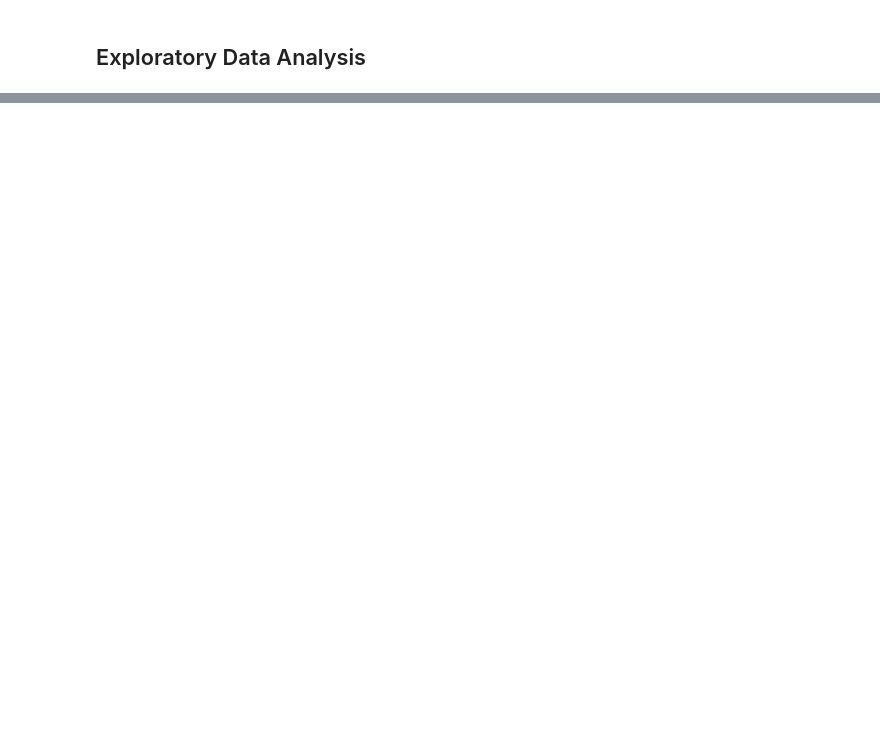
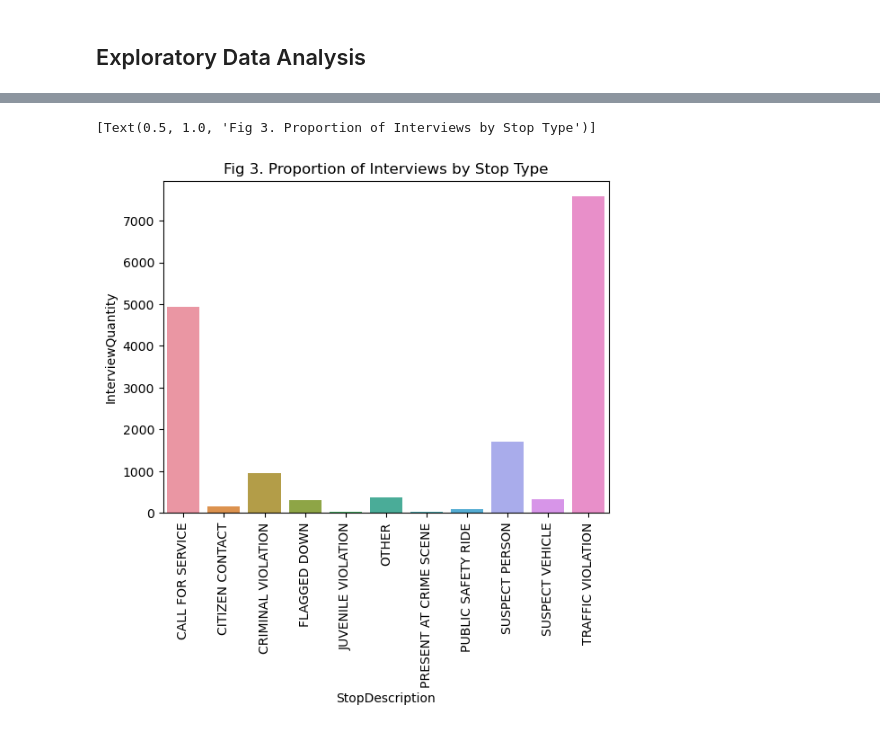
Before and after one commit to outlawhayden/neworleanspd, a Jupyter notebook: notebooks/neworleanspd.ipynb, the cells around one changed output, grey strips where cells are left out. Drawn from its saved outputs; the diff is of its cells as text; code cells hidden in the pictures; blank space fills up the shorter version.

```diff
--- a/notebooks/neworleanspd.ipynb
+++ b/notebooks/neworleanspd.ipynb
@@ -110,0 +148,11 @@ dtype: object
+# %%
+stoptype_groupby_count = interview_data.groupby(by = "StopDescription", as_index = True, dropna = True).count()["FieldInterviewID"].to_frame()
+stoptype_groupby_count
+
+stop_groupby_plot = sns.barplot(stoptype_groupby_count, x = stoptype_groupby_count.index, y = "FieldInterviewID")
+stop_groupby_plot.set(ylabel = "InterviewQuantity")
+stop_groupby_plot.tick_params(axis='x', rotation=90)
+stop_groupby_plot.set(title = "Fig 3. Proportion of Interviews by Stop Type")
+# %% [output]
+[Text(0.5, 1.0, 'Fig 3. Proportion of Interviews by Stop Type')]
+[figure, added]
```
Also changed, not shown: parts of 8 cells of this notebook.
